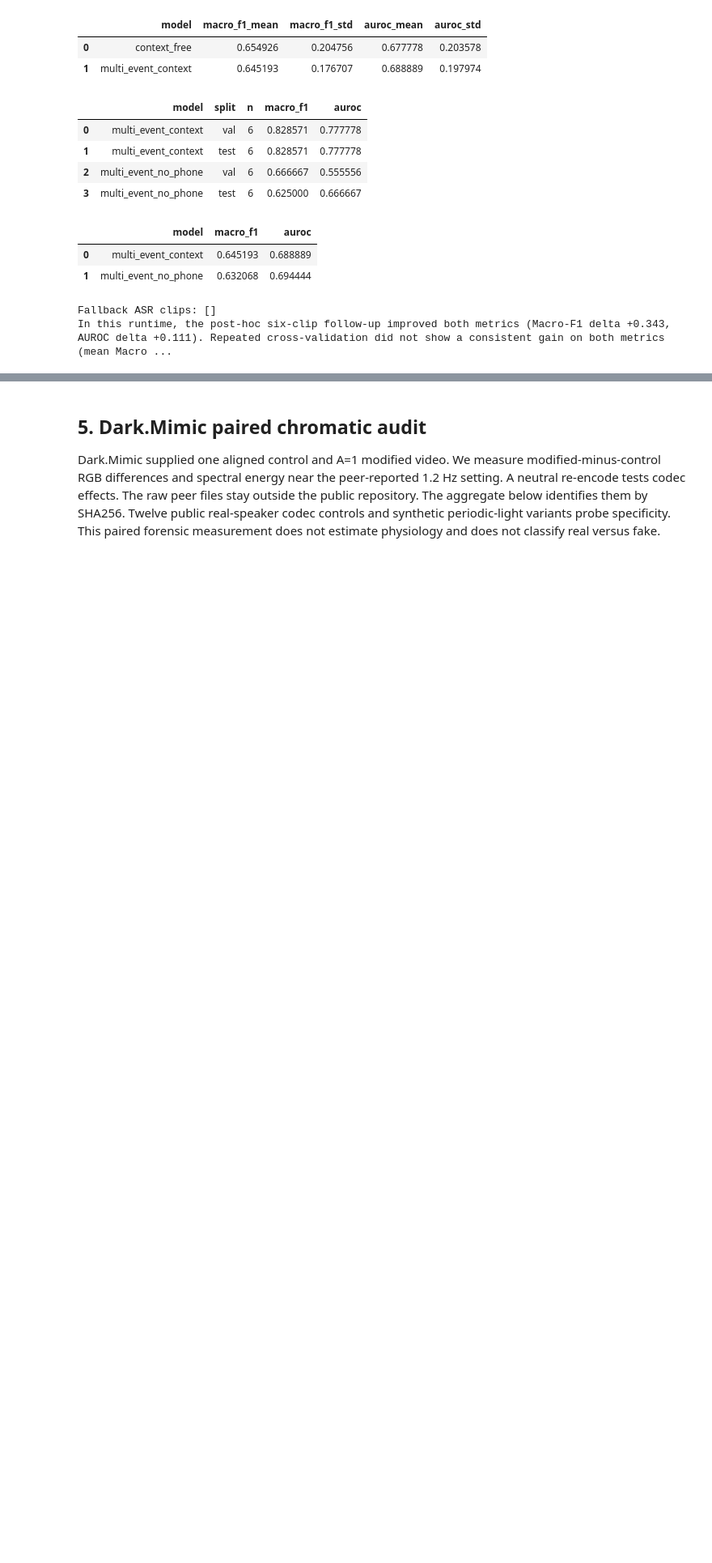
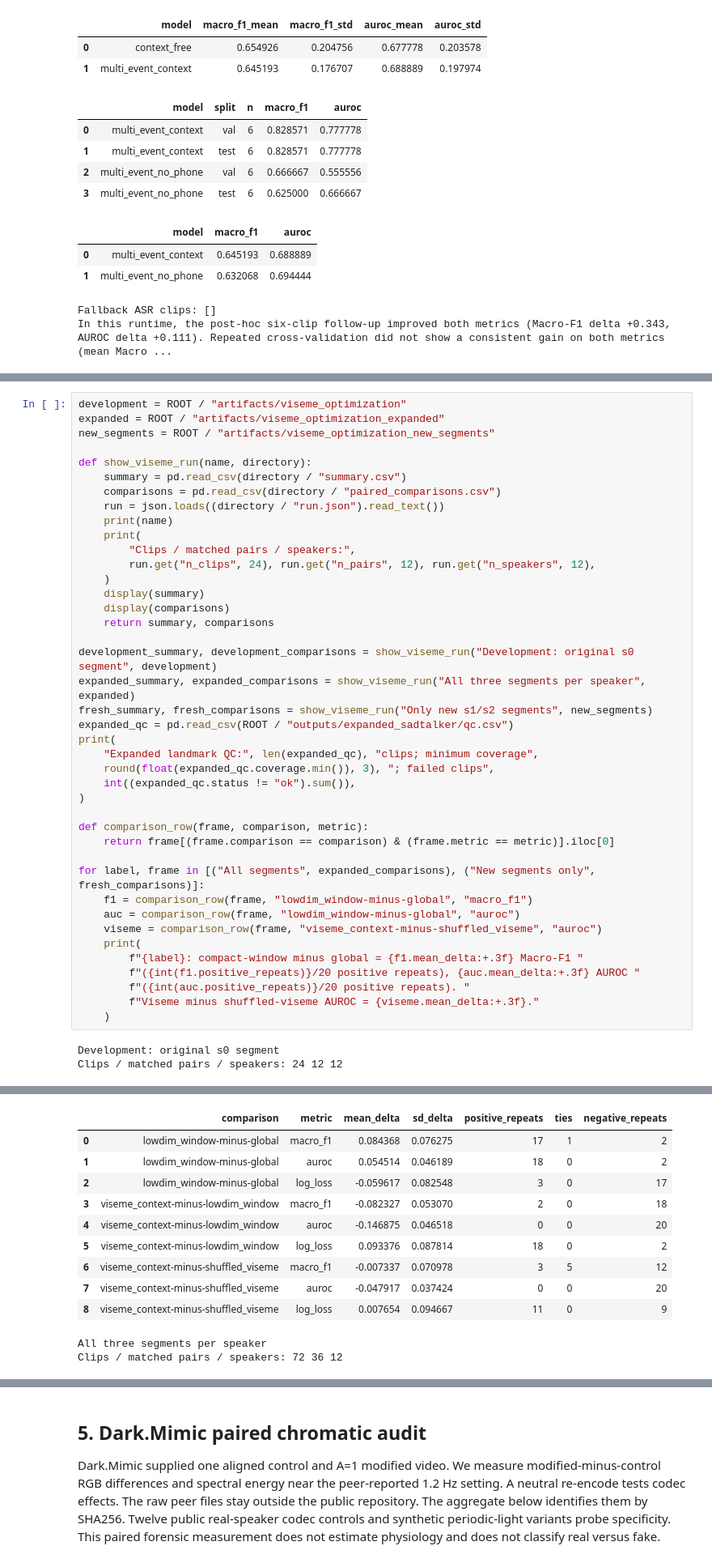
Before and after one commit to zyan0246-del/FIT5230-Light-Context-Matters, a Jupyter notebook: milestone3/notebooks/Milestone3.ipynb, the cells around one changed output, grey strips where cells are left out. Shown at 81% size. Cells and saved outputs as stored; diff of their text form; blank space fills up the shorter version.

Commit message:
Validate expanded M3 lip-context experiment

```diff
--- a/milestone3/notebooks/Milestone3.ipynb
+++ b/milestone3/notebooks/Milestone3.ipynb
@@ -257,0 +264,44 @@ Course result: temporal windows improved this matched pilot; weak phone labels d
+# %%
+development = ROOT / "artifacts/viseme_optimization"
+expanded = ROOT / "artifacts/viseme_optimization_expanded"
+new_segments = ROOT / "artifacts/viseme_optimization_new_segments"
+
+def show_viseme_run(name, directory):
+    summary = pd.read_csv(directory / "summary.csv")
+    comparisons = pd.read_csv(directory / "paired_comparisons.csv")
+    run = json.loads((directory / "run.json").read_text())
+    print(name)
+    print(
+        "Clips / matched pairs / speakers:",
+        run.get("n_clips", 24), run.get("n_pairs", 12), run.get("n_speakers", 12),
+    )
+    display(summary)
+    display(comparisons)
+    return summary, comparisons
+
+development_summary, development_comparisons = show_viseme_run("Development: original s0 segment", development)
+expanded_summary, expanded_comparisons = show_viseme_run("All three segments per speaker", expanded)
+fresh_summary, fresh_comparisons = show_viseme_run("Only new s1/s2 segments", new_segments)
+expanded_qc = pd.read_csv(ROOT / "outputs/expanded_sadtalker/qc.csv")
+print(
+    "Expanded landmark QC:", len(expanded_qc), "clips; minimum coverage",
+    round(float(expanded_qc.coverage.min()), 3), "; failed clips",
+    int((expanded_qc.status != "ok").sum()),
+)
+
+def comparison_row(frame, comparison, metric):
+    return frame[(frame.comparison == comparison) & (frame.metric == metric)].iloc[0]
+
+for label, frame in [("All segments", expanded_comparisons), ("New segments only", fresh_comparisons)]:
+    f1 = comparison_row(frame, "lowdim_window-minus-global", "macro_f1")
+    auc = comparison_row(frame, "lowdim_window-minus-global", "auroc")
+    viseme = comparison_row(frame, "viseme_context-minus-shuffled_viseme", "auroc")
+    print(
+        f"{label}: compact-window minus global = {f1.mean_delta:+.3f} Macro-F1 "
+        f"({int(f1.positive_repeats)}/20 positive repeats), {auc.mean_delta:+.3f} AUROC "
+        f"({int(auc.positive_repeats)}/20 positive repeats). "
+        f"Viseme minus shuffled-viseme AUROC = {viseme.mean_delta:+.3f}."
+    )
+# %% [output]
+Development: original s0 segment
+Clips / matched pairs / speakers: 24 12 12
@@ -257,0 +313,12 @@ Course result: temporal windows improved this matched pilot; weak phone labels d
+|  | comparison | metric | mean_delta | sd_delta | positive_repeats | ties | negative_repeats |
+| 0 | lowdim_window-minus-global | macro_f1 | 0.084368 | 0.076275 | 17 | 1 | 2 |
+| 1 | lowdim_window-minus-global | auroc | 0.054514 | 0.046189 | 18 | 0 | 2 |
+| 2 | lowdim_window-minus-global | log_loss | -0.059617 | 0.082548 | 3 | 0 | 17 |
+| 3 | viseme_context-minus-lowdim_window | macro_f1 | -0.082327 | 0.053070 | 2 | 0 | 18 |
+| 4 | viseme_context-minus-lowdim_window | auroc | -0.146875 | 0.046518 | 0 | 0 | 20 |
+| 5 | viseme_context-minus-lowdim_window | log_loss | 0.093376 | 0.087814 | 18 | 0 | 2 |
+| 6 | viseme_context-minus-shuffled_viseme | macro_f1 | -0.007337 | 0.070978 | 3 | 5 | 12 |
+| 7 | viseme_context-minus-shuffled_viseme | auroc | -0.047917 | 0.037424 | 0 | 0 | 20 |
+| 8 | viseme_context-minus-shuffled_viseme | log_loss | 0.007654 | 0.094667 | 11 | 0 | 9 |
+All three segments per speaker
+Clips / matched pairs / speakers: 72 36 12
```
Also changed, not shown: parts of 9 cells of this notebook, 47 other files.
